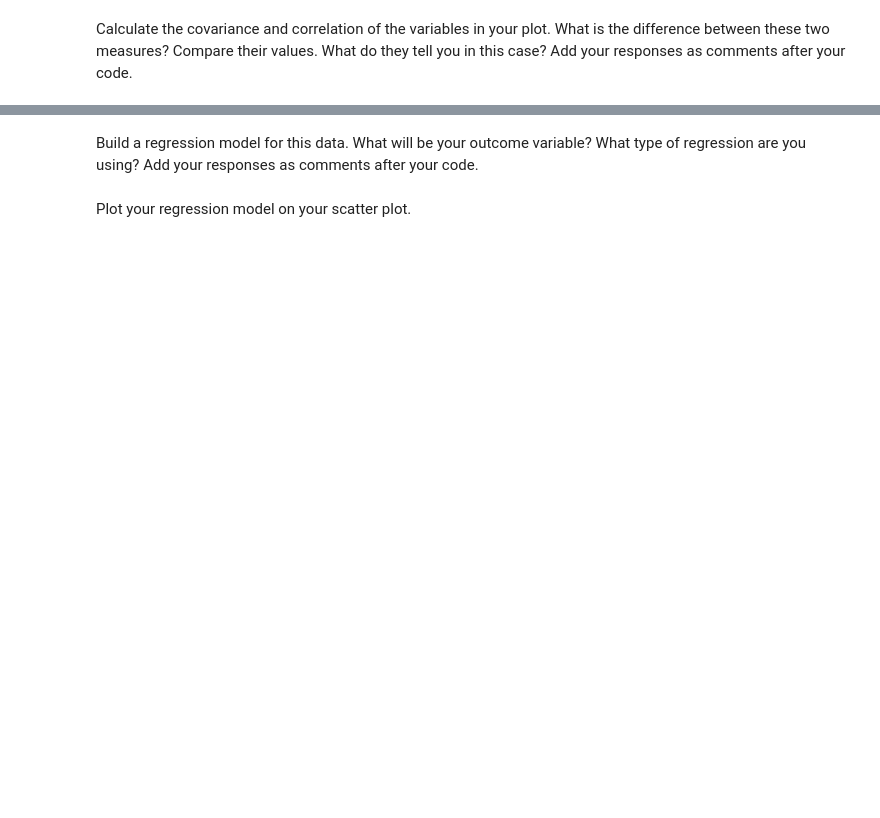
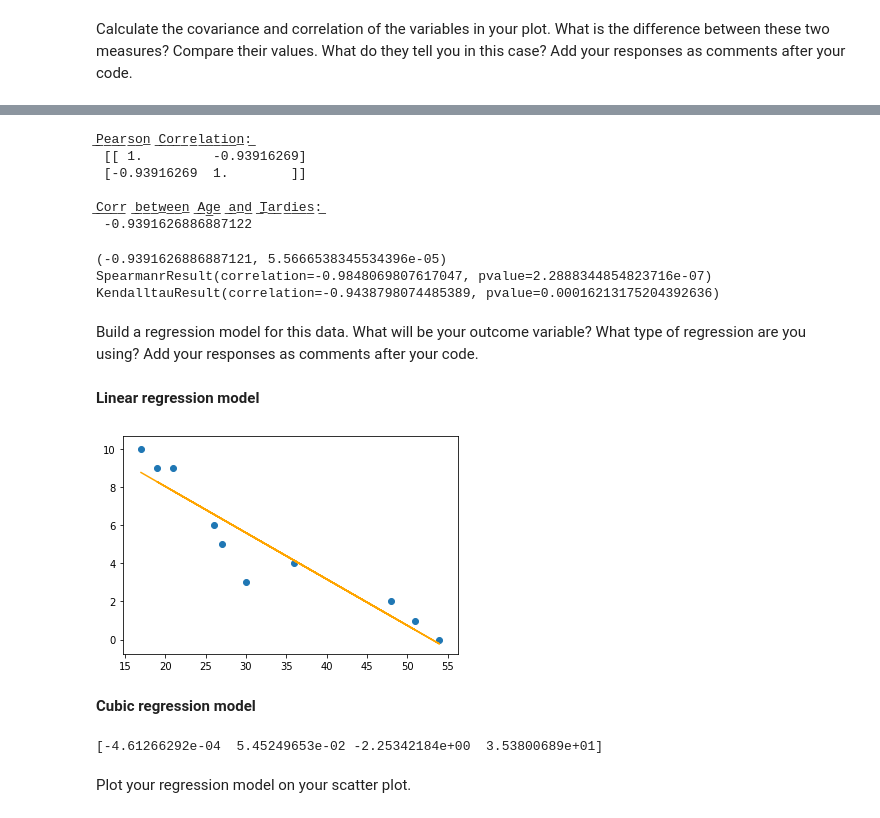
Before and after one commit to ta-data-lis/lab-regression-analysis, a Jupyter notebook: your-code/challenge1.ipynb, the cells around one changed output, grey strips where cells are left out. Drawn from its saved outputs; the diff is of its cells as text; code cells hidden in the pictures; blank space fills up the shorter version.

```diff
--- a/your-code/challenge1.ipynb
+++ b/your-code/challenge1.ipynb
@@ -49,2 +84,28 @@ Calculate the covariance and correlation of the variables in your plot. What is
+# %%
+# pearson corr - option 1
+student_data.corr()
+
+# pearson corr - option 2
+pearson_corr= np.corrcoef(student_data["Age"],student_data["Tardies"])
+print("\u0332".join('\nPearson Correlation:\n'),pearson_corr)
+print("\u0332".join('\nCorr between Age and Tardies:\n'),pearson_corr[0][1])
+# %% [output]
+̲P̲e̲a̲r̲s̲o̲n̲ ̲C̲o̲r̲r̲e̲l̲a̲t̲i̲o̲n̲:̲
+ [[ 1.         -0.93916269]
+ [-0.93916269  1.        ]]
+
+̲C̲o̲r̲r̲ ̲b̲e̲t̲w̲e̲e̲n̲ ̲A̲g̲e̲ ̲a̲n̲d̲ ̲T̲a̲r̲d̲i̲e̲s̲:̲
+ -0.9391626886887122
+# %%
+# pearson
+print(stats.pearsonr(student_data["Age"],student_data["Tardies"]))
+# spearman
+print(stats.spearmanr(student_data["Age"],student_data["Tardies"]))
+# kendall tau
+print(stats.kendalltau(student_data["Age"],student_data["Tardies"]))
+# %% [output]
+(-0.9391626886887121, 5.5666538345534396e-05)
+SpearmanrResult(correlation=-0.9848069807617047, pvalue=2.2888344854823716e-07)
+KendalltauResult(correlation=-0.9438798074485389, pvalue=0.00016213175204392636)
 # %% [markdown]
 Build a regression model for this data. What will be your outcome variable? What type of regression are you using? Add your responses as comments after your code.
@@ -53,2 +112,45 @@ Build a regression model for this data. What will be your outcome variable? What
+# %% [markdown]
+**Linear regression model**
+# %%
+x = student_data["Age"] # independent variable
+y = student_data["Tardies"] # dependent variable
+
+linear_model = stats.linregress(x,y)
+slope = linear_model[0]
+intercept = linear_model[1]
+
+regression_line =  slope*x + intercept
+
+plt.plot(x, regression_line, c = 'orange')
+plt.scatter(x,y)
+plt.show()
+# %% [output]
+[figure, added]
+# %% [markdown]
+**Cubic regression model**
+# %%
+def reciprocal(x, a,b):
+  return np.reciprocal(a*x) + b
+
+def cubic(x,a,b,c,d):
+   return a*x**3 + b*x**2 + c*x + d
+
+def negative_exponential(x,a,b,c):
+  return a*np.exp(-b*x) + c
+
+from scipy.optimize import curve_fit
+
+# the code below will try to fit the mathematical function defined as cubic, to the data points x, y
+popt, pcov= curve_fit(cubic, x, y)
+
+'''
+a=−0.000461266
+b=0.054525
+c=−2.25342
+d=35.3801
+'''
+print(popt)
+# %% [output]
+[-4.61266292e-04  5.45249653e-02 -2.25342184e+00  3.53800689e+01]
 # %% [markdown]
 Plot your regression model on your scatter plot.
```
Also changed, not shown: parts of 16 cells of this notebook.
